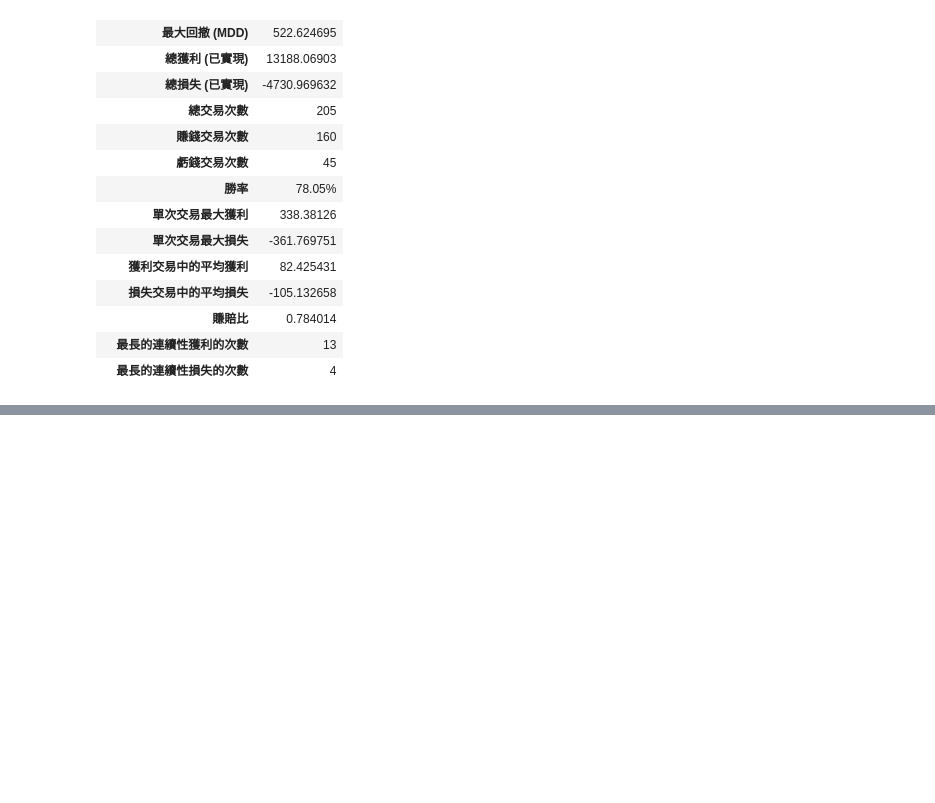
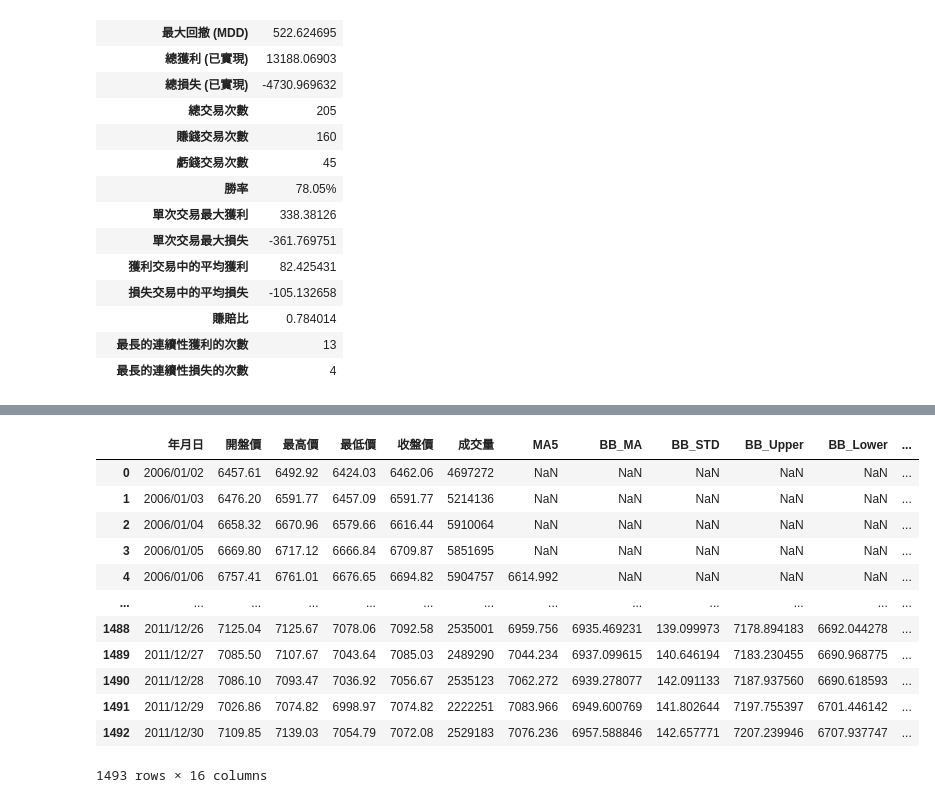
Before and after one commit to jiangyanmu/QIA-Final-Regression-Test, a Jupyter notebook: src/backtest.ipynb, the cells around one changed output, grey strips where cells are left out. Cells and saved outputs as stored; diff of their text form; code cells hidden in the pictures; blank space fills up the shorter version.

Commit message:
feat: add four strategies for sample two and sample three in backtest.ipynb

```diff
--- a/src/backtest.ipynb
+++ b/src/backtest.ipynb
@@ -280,0 +286,27 @@ performance_df.T
+# %%
+%reload_ext autoreload
+%autoreload 2
+
+# 使用範例
+import pandas as pd
+from lib.backtest.strategy_one import backtest_strategy
+
+
+
+df1 = pd.read_csv("../data/TPE-sample2.csv", encoding="utf-8")
+df1 = backtest_strategy(df1, bb_period=26, bb_std=1.75, drop_threshold=0.65)
+df1
+# %% [output]
+|  | 年月日 | 開盤價 | 最高價 | 最低價 | 收盤價 | 成交量 | MA5 | BB_MA | BB_STD | BB_Upper | BB_Lower | ... |
+| 0 | 2006/01/02 | 6457.61 | 6492.92 | 6424.03 | 6462.06 | 4697272 | NaN | NaN | NaN | NaN | NaN | ... |
+| 1 | 2006/01/03 | 6476.20 | 6591.77 | 6457.09 | 6591.77 | 5214136 | NaN | NaN | NaN | NaN | NaN | ... |
+| 2 | 2006/01/04 | 6658.32 | 6670.96 | 6579.66 | 6616.44 | 5910064 | NaN | NaN | NaN | NaN | NaN | ... |
+| 3 | 2006/01/05 | 6669.80 | 6717.12 | 6666.84 | 6709.87 | 5851695 | NaN | NaN | NaN | NaN | NaN | ... |
+| 4 | 2006/01/06 | 6757.41 | 6761.01 | 6676.65 | 6694.82 | 5904757 | 6614.992 | NaN | NaN | NaN | NaN | ... |
+| ... | ... | ... | ... | ... | ... | ... | ... | ... | ... | ... | ... | ... |
+| 1488 | 2011/12/26 | 7125.04 | 7125.67 | 7078.06 | 7092.58 | 2535001 | 6959.756 | 6935.469231 | 139.099973 | 7178.894183 | 6692.044278 | ... |
+| 1489 | 2011/12/27 | 7085.50 | 7107.67 | 7043.64 | 7085.03 | 2489290 | 7044.234 | 6937.099615 | 140.646194 | 7183.230455 | 6690.968775 | ... |
+| 1490 | 2011/12/28 | 7086.10 | 7093.47 | 7036.92 | 7056.67 | 2535123 | 7062.272 | 6939.278077 | 142.091133 | 7187.937560 | 6690.618593 | ... |
+| 1491 | 2011/12/29 | 7026.86 | 7074.82 | 6998.97 | 7074.82 | 2222251 | 7083.966 | 6949.600769 | 141.802644 | 7197.755397 | 6701.446142 | ... |
+| 1492 | 2011/12/30 | 7109.85 | 7139.03 | 7054.79 | 7072.08 | 2529183 | 7076.236 | 6957.588846 | 142.657771 | 7207.239946 | 6707.937747 | ... |
+1493 rows × 16 columns
```
Also changed, not shown: parts of 16 cells of this notebook, 4 other files.
